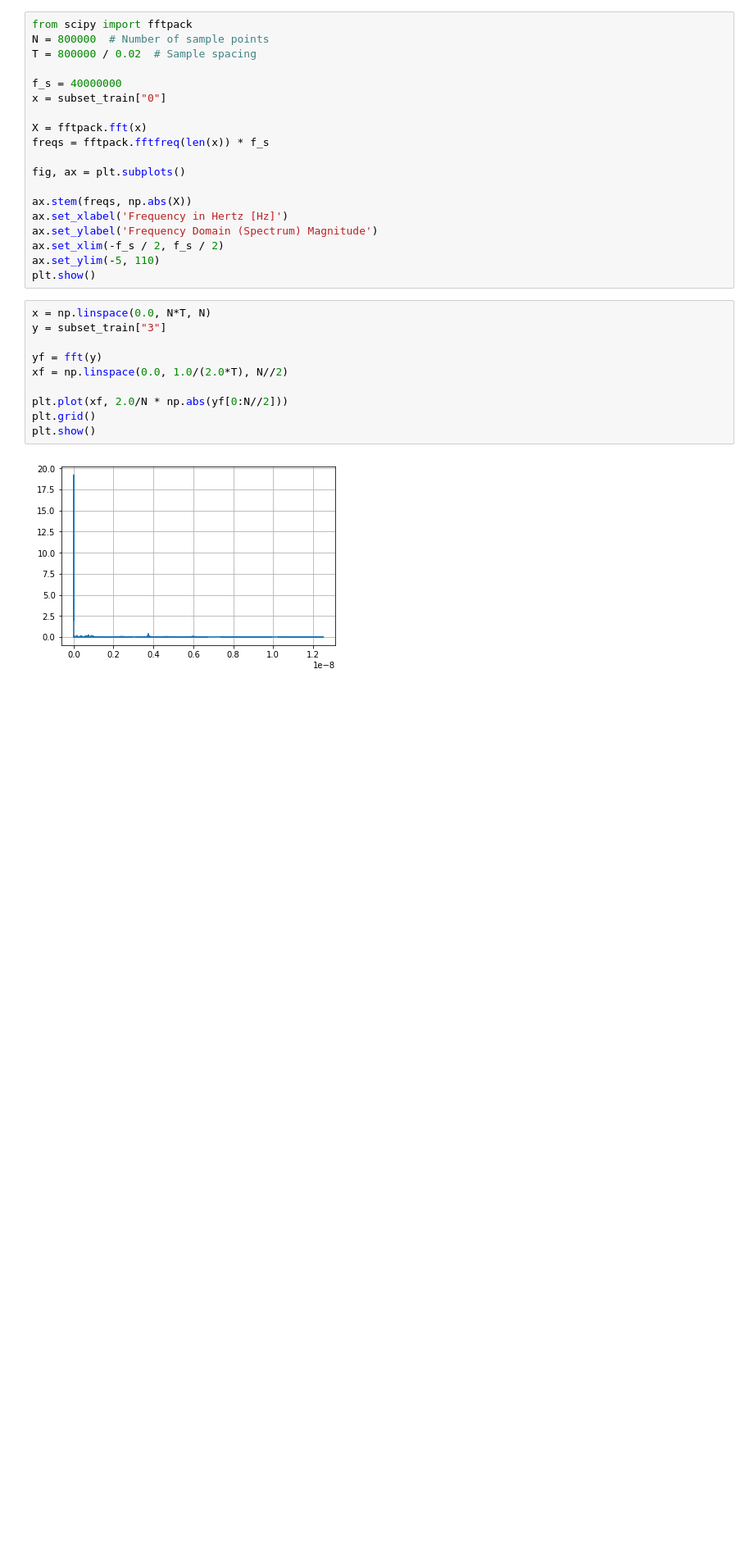
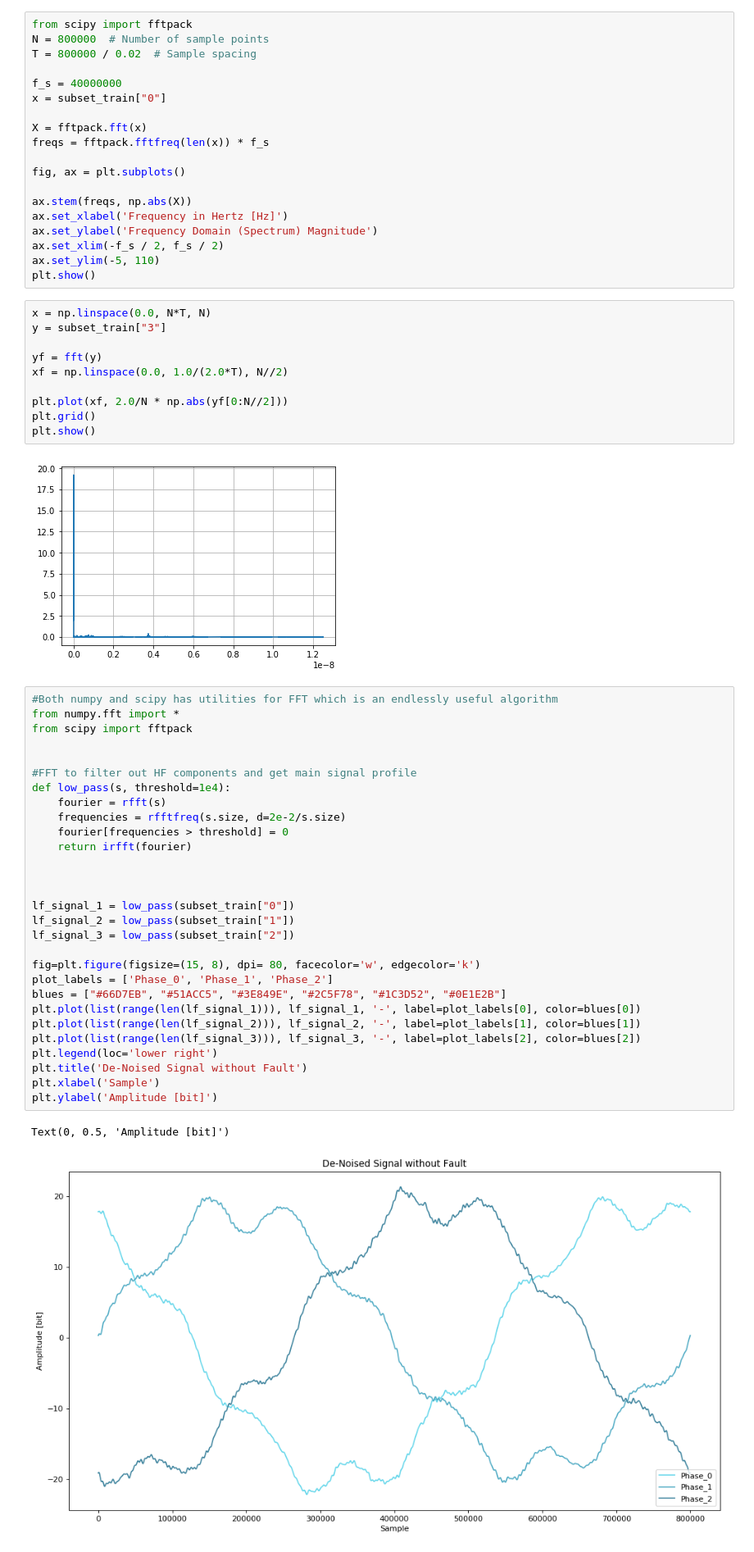
Before and after one commit to jeffreyegan/VSB_Power_Line_Fault_Detection, a Jupyter notebook: VSB_PowerLine_Faults_1.ipynb, the cells around one changed output. Shown at 82% size. Saved outputs shown, nothing was run; the diff lists cells and outputs as text; blank space fills up the shorter version.

Commit message:
prototype filters and discrete wavelet transform on signals to denoise

```diff
--- a/VSB_PowerLine_Faults_1.ipynb
+++ b/VSB_PowerLine_Faults_1.ipynb
@@ -130,3 +130,35 @@ plt.grid()
 plt.show()
 # %% [output]
 [figure]
+# %%
+#Both numpy and scipy has utilities for FFT which is an endlessly useful algorithm
+from numpy.fft import *
+from scipy import fftpack
+
+
+#FFT to filter out HF components and get main signal profile
+def low_pass(s, threshold=1e4):
+    fourier = rfft(s)
+    frequencies = rfftfreq(s.size, d=2e-2/s.size)
+    fourier[frequencies > threshold] = 0
+    return irfft(fourier)
+
+
+
+lf_signal_1 = low_pass(subset_train["0"])
+lf_signal_2 = low_pass(subset_train["1"])
+lf_signal_3 = low_pass(subset_train["2"])
+
+fig=plt.figure(figsize=(15, 8), dpi= 80, facecolor='w', edgecolor='k')
+plot_labels = ['Phase_0', 'Phase_1', 'Phase_2']
+blues = ["#66D7EB", "#51ACC5", "#3E849E", "#2C5F78", "#1C3D52", "#0E1E2B"]
+plt.plot(list(range(len(lf_signal_1))), lf_signal_1, '-', label=plot_labels[0], color=blues[0])
+plt.plot(list(range(len(lf_signal_2))), lf_signal_2, '-', label=plot_labels[1], color=blues[1])
+plt.plot(list(range(len(lf_signal_3))), lf_signal_3, '-', label=plot_labels[2], color=blues[2])
+plt.legend(loc='lower right')
+plt.title('De-Noised Signal without Fault')
+plt.xlabel('Sample')
+plt.ylabel('Amplitude [bit]')
+# %% [output]
+Text(0, 0.5, 'Amplitude [bit]')
+[figure, added]
```
Also changed, not shown: parts of 2 cells of this notebook.
